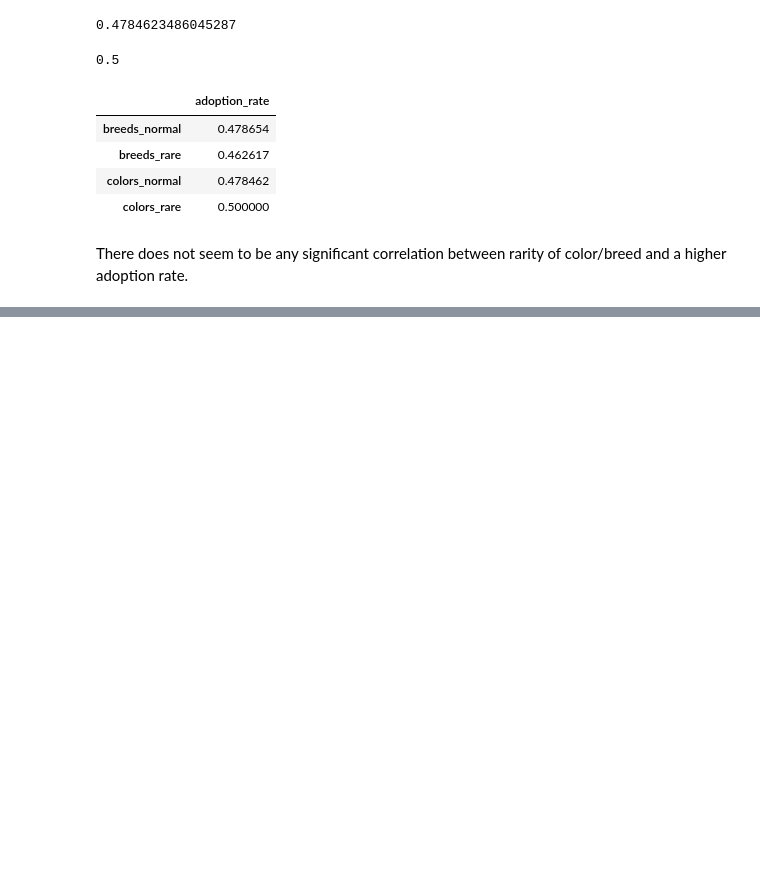
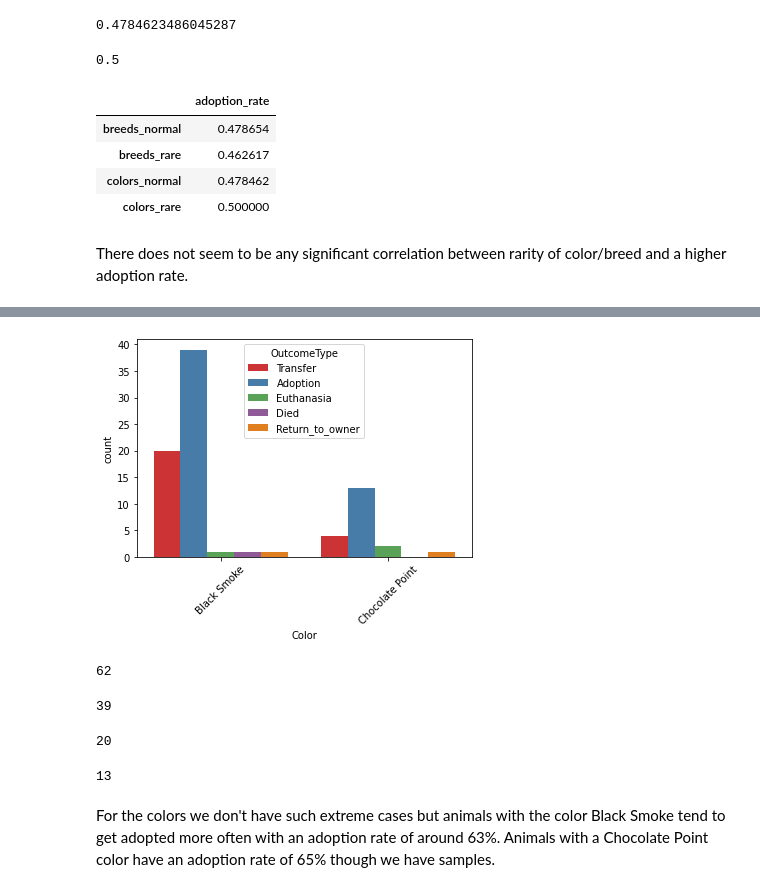
Before and after one commit to DavidSiegl/Animal-Shelter-Analysis, a Jupyter notebook: exploratory data analysis.ipynb, the cells around one changed output, grey strips where cells are left out. Drawn from its saved outputs; the diff is of its cells as text; code cells hidden in the pictures; blank space fills up the shorter version.

```diff
--- a/exploratory data analysis.ipynb
+++ b/exploratory data analysis.ipynb
@@ -326,0 +391,29 @@ There does not seem to be any significant correlation between rarity of color/br
+# %%
+# Filter outliers
+color_data = data[data.groupby('Color').Color.transform('count') > 15]
+# Filter for colors with adoption rate of 70% or higher
+color_data = color_data[color_data.Color.isin(color_names)]
+chart = sns.countplot(data=color_data, x="Color", hue="OutcomeType", palette='Set1')
+chart = chart.set_xticklabels(chart.get_xticklabels(), rotation=45)
+# %% [output]
+[figure, added]
+# %%
+data.Color.value_counts()['Black Smoke']
+# %% [output]
+62
+# %%
+data[data['OutcomeType']== 'Adoption'].Color.value_counts()['Black Smoke']
+# %% [output]
+39
+# %%
+data.Color.value_counts()['Chocolate Point']
+# %% [output]
+20
+# %%
+data[data['OutcomeType']== 'Adoption'].Color.value_counts()['Chocolate Point']
+# %% [output]
+13
+# %% [markdown]
+For the colors we don't have such extreme cases but animals with the color Black Smoke tend to get adopted more often
+with an adoption rate of around 63%. Animals with a Chocolate Point color have an adoption rate of 65% though we have
+samples.
```
Also changed, not shown: parts of 22 cells of this notebook.
